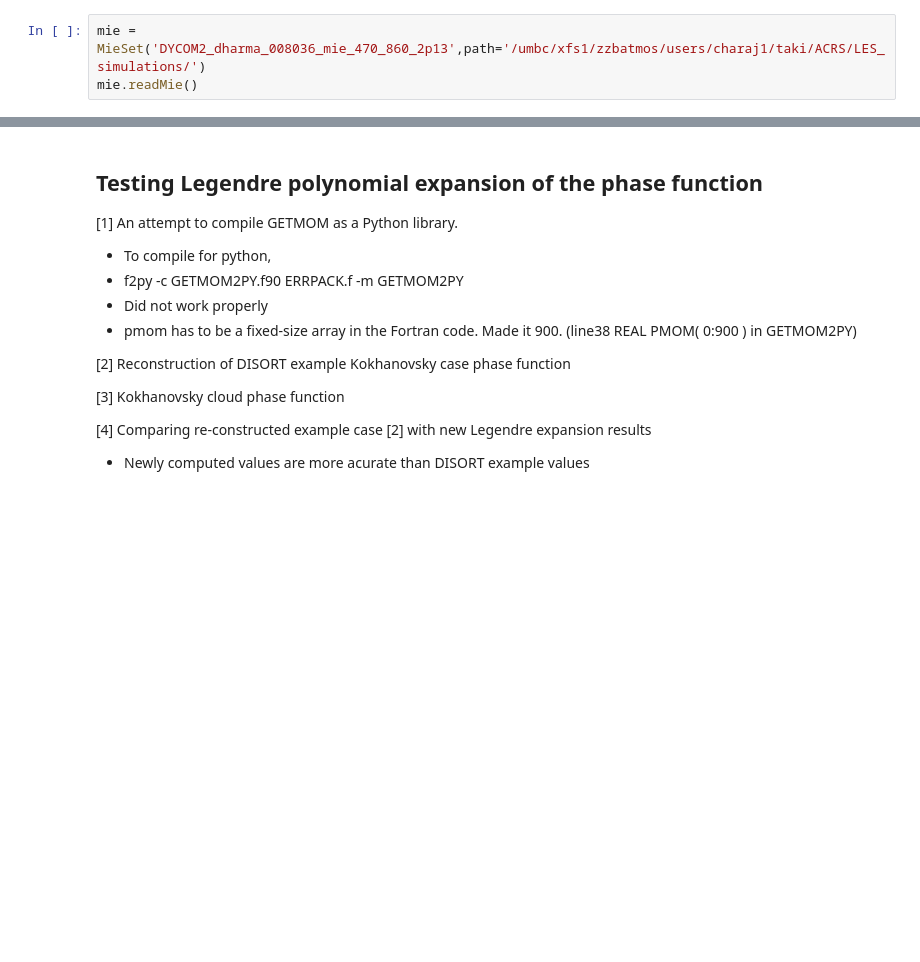
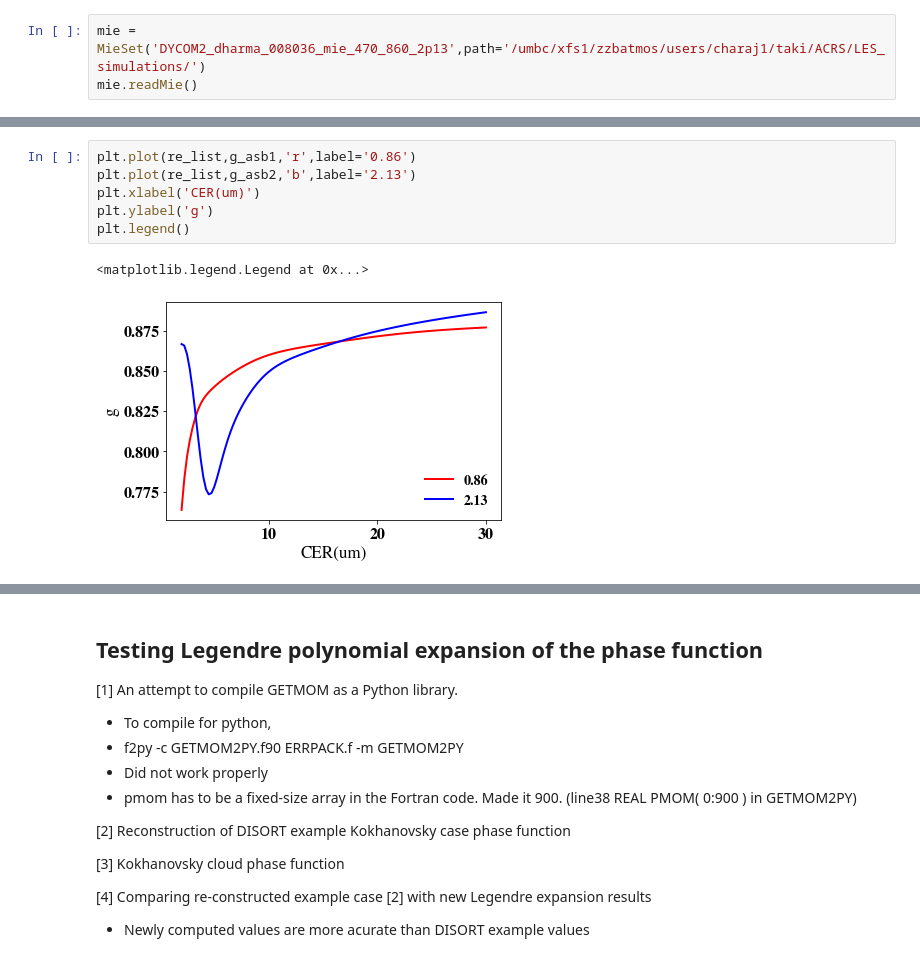
Before and after one commit to cpnHere/ACRS, a Jupyter notebook: LUTs/using_DISORT/lut_desk.ipynb, the cells around one changed output, grey strips where cells are left out. Drawn from its saved outputs; the diff is of its cells as text; blank space fills up the shorter version.

```diff
--- a/LUTs/using_DISORT/lut_desk.ipynb
+++ b/LUTs/using_DISORT/lut_desk.ipynb
@@ -174,0 +217,9 @@ P11.shape
+# %%
+plt.plot(re_list,g_asb1,'r',label='0.86')
+plt.plot(re_list,g_asb2,'b',label='2.13')
+plt.xlabel('CER(um)')
+plt.ylabel('g')
+plt.legend()
+# %% [output]
+<matplotlib.legend.Legend at 0x...>
+[figure, added]
```
Also changed, not shown: parts of 26 cells of this notebook.
